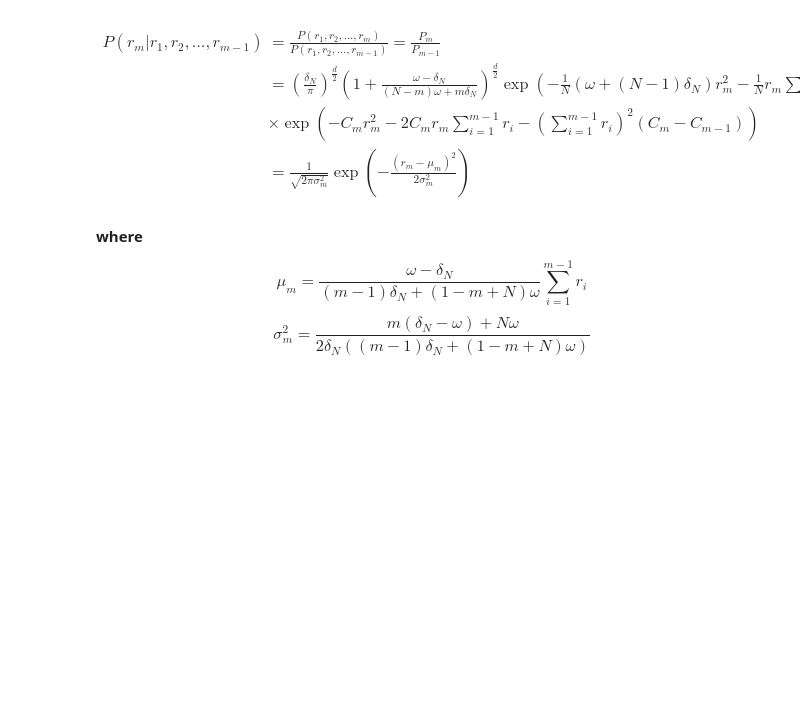
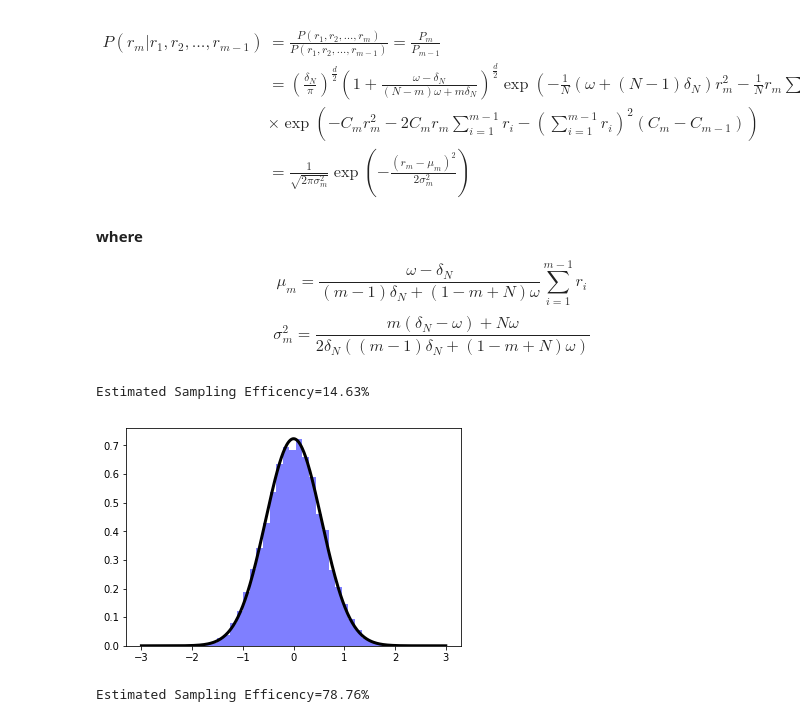
Before and after one commit to klaimans/PyStuff, a Jupyter notebook: pyHIM.ipynb, the cells around one changed output. Drawn from its saved outputs; the diff is of its cells as text; code cells hidden in the pictures; blank space fills up the shorter version.

```diff
--- a/pyHIM.ipynb
+++ b/pyHIM.ipynb
@@ -206,7 +206,56 @@ class HIM:
                   .format(np.max(PCOND2-RHO2/RHO1)),fontsize = 16)
         axs[0].pcolor(X1,X2,RHO2/RHO1);
         axs[1].pcolor(X1,X2,PCOND2);
+    def rho1hist(self, numshots = 1, xmin = -5.0, xmax = +5.0):
+        """
+
+        """
+        M = np.power(self.KN,2)
+        sample_size =  (max(1,int(1.0/M))*numshots)
+        coordinate_sample = (xmax - xmin) * np.random.random_sample(sample_size) + xmin
+        p = np.random.random_sample(sample_size)
+        f = np.zeros_like(p)
+        f = self.rho1(coordinate_sample)
+        idx = (p <= f/M) # rejection sampling
+        sshot = coordinate_sample[idx]
+        print('Estimated Sampling Efficency={:3.2f}%'.format(100*sshot.shape[0]/coordinate_sample.shape[0]))
+        return sshot
+    def rho2hist(self, numshots = 1, xmin = -5.0, xmax = +5.0, ymin = -5.0, ymax = +5.0):
+        """
+
+        """
+        M = np.power(self.KN,2)
+        sample_size =  (max(1,int(1.0/M))*numshots)
+        x_sample = (xmax - xmin) * np.random.random_sample(sample_size) + xmin
+        y_sample = (ymax - ymin) * np.random.random_sample(sample_size) + ymin
+        #x_sample = np.random.normal(0, 1/self.deltaN, sample_size)
+        #y_sample = np.random.normal(0, 1/self.deltaN, sample_size)
+        p = np.random.random_sample(sample_size)
+        f = np.zeros_like(p)
+        #M = M * 2 * np.pi
+        #f = self.rho2(x_sample,y_sample)/self.gaussian(0, 1, x_sample)/self.gaussian(0, 1, y_sample)
+        f = self.rho2(x_sample,y_sample)
+        idx = (p <= f/M) # rejection sampling
+        sshot = np.asarray([x_sample[idx],y_sample[idx]])
+        print('Estimated Sampling Efficency={:3.2f}%'.format(100*sshot.shape[0]/x_sample.shape[0]))
+        return sshot.T
+    def gaussian(self, mu, sigma, x):
+        gauss = 1/(sigma * np.sqrt(2 * np.pi)) * np.exp( - (x - mu)**2 / (2 * sigma**2))
+        return gauss
 # %%
-system = HIM(N = 2, omega = 1, lambda0 = 2);
+system = HIM(N = 2, omega = 1, lambda0 = 5);
 #print(system.__doc__)
 #system.check_condP()
+# %%
+rho1hist = system.rho1hist(numshots = 100000)
+# %% [output]
+Estimated Sampling Efficency=14.63%
+# %%
+plt.hist(rho1hist,normed = 1, bins = 32, alpha = 0.5, histtype='stepfilled', linewidth = 3, color = 'b');
+plt.plot(x,  system.rho1(x), linewidth = 3, color = 'k');
+# %% [output]
+[figure, added]
+# %%
+sshot = system.singleshot(numshots = 100000)
+# %% [output]
+Estimated Sampling Efficency=78.76%
```
Also changed, not shown: parts of 15 cells of this notebook.
